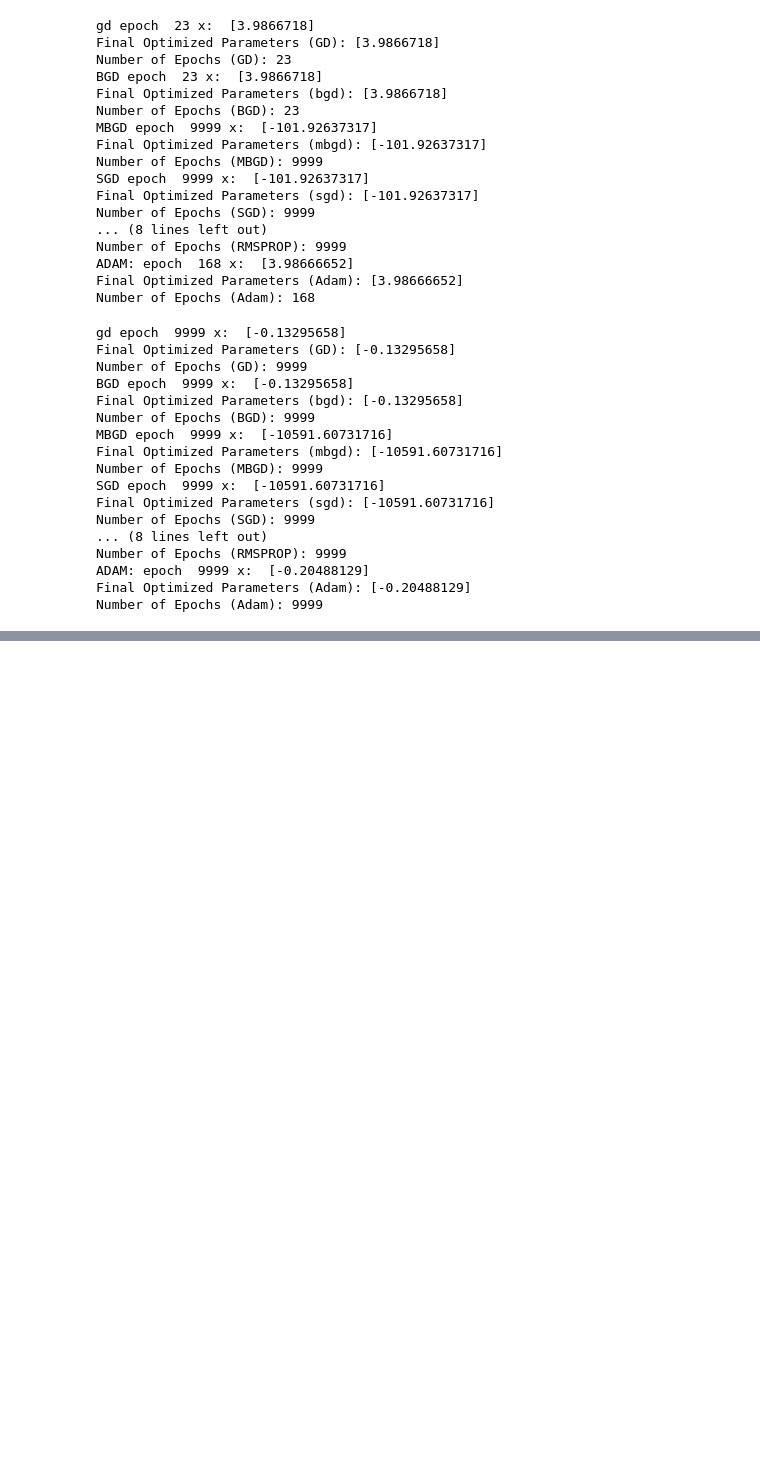
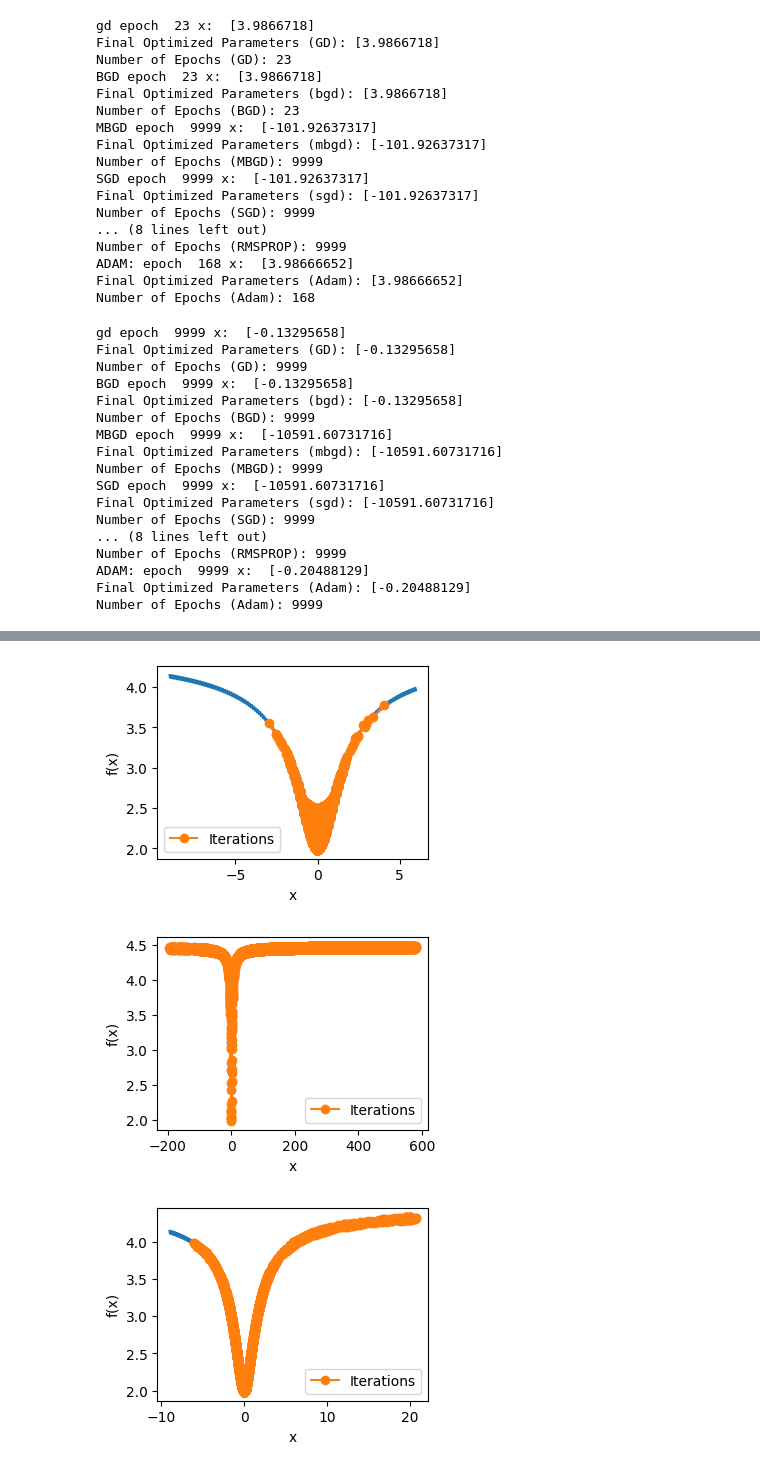
Before and after one commit to NguyenTanThanh0709/MachineLearning_Optimizer_ContinualLearning_TestProduction, a Jupyter notebook: Optimizer.ipynb, the cells around one changed output, grey strips where cells are left out. Cells and saved outputs as stored; diff of their text form; code cells hidden in the pictures; blank space fills up the shorter version.

```diff
--- a/Optimizer.ipynb
+++ b/Optimizer.ipynb
@@ -691,0 +710,25 @@ Number of Epochs (Adam): 9999
+# %%
+import matplotlib.pyplot as plt
+import numpy as np
+
+def show_trace(res, function):
+    res1 = [item[0] for item in res]
+    n = max(abs(min(res1)), abs(max(res1)))
+    f_line = np.arange(-9, 6, 0.01)
+
+    plt.figure(figsize=(3.5, 2.5))
+    plt.plot(f_line, [function([x]) for x in f_line], '-')
+    plt.plot(res1, [function(x) for x in res], 'o-', label='Iterations')
+
+    plt.xlabel('x')
+    plt.ylabel('f(x)')
+    plt.legend()
+    plt.show()
+# %%
+show_trace(history_gd, funtion2)
+show_trace(history_momentum, funtion2)
+show_trace(history_adam, funtion2)
+# %% [output]
+[figure, added]
+[figure, added]
+[figure, added]
```
Also changed, not shown: parts of 8 cells of this notebook, 1 other file.
